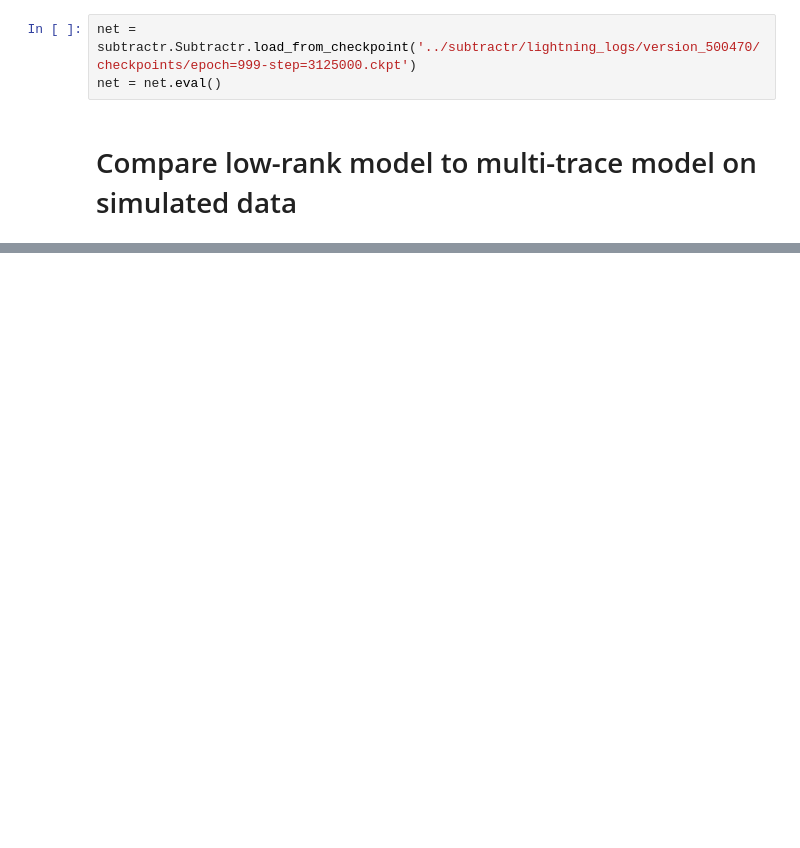
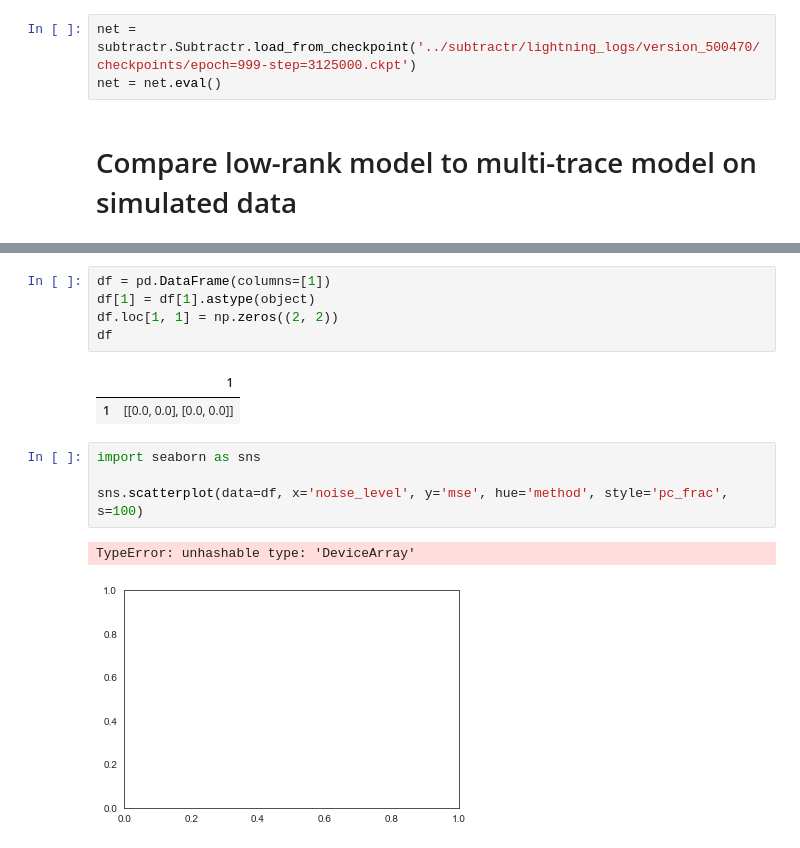
Before and after one commit to bantin/PhoRC, a Jupyter notebook: opsin_subtraction_experiments/synthetic-validation.ipynb, the cells around one changed output, grey strips where cells are left out. Saved outputs shown, nothing was run; the diff lists cells and outputs as text; blank space fills up the shorter version.

Commit message:
WIP: low-rank vs. network comparison on synthetic data

```diff
--- a/opsin_subtraction_experiments/synthetic-validation.ipynb
+++ b/opsin_subtraction_experiments/synthetic-validation.ipynb
@@ -110,0 +100,15 @@ array([0.  , 0.05, 0.1 , 0.15, 0.2 , 0.25, 0.3 , 0.35, 0.4 , 0.45])
+# %%
+df = pd.DataFrame(columns=[1])
+df[1] = df[1].astype(object)
+df.loc[1, 1] = np.zeros((2, 2))
+df
+# %% [output]
+|  | 1 |
+| 1 | [[0.0, 0.0], [0.0, 0.0]] |
+# %%
+import seaborn as sns
+
+sns.scatterplot(data=df, x='noise_level', y='mse', hue='method', style='pc_frac', s=100)
+# %% [output]
+TypeError: unhashable type: 'DeviceArray'
+[figure, added]
```
Also changed, not shown: parts of 7 cells of this notebook, 2 other files.
